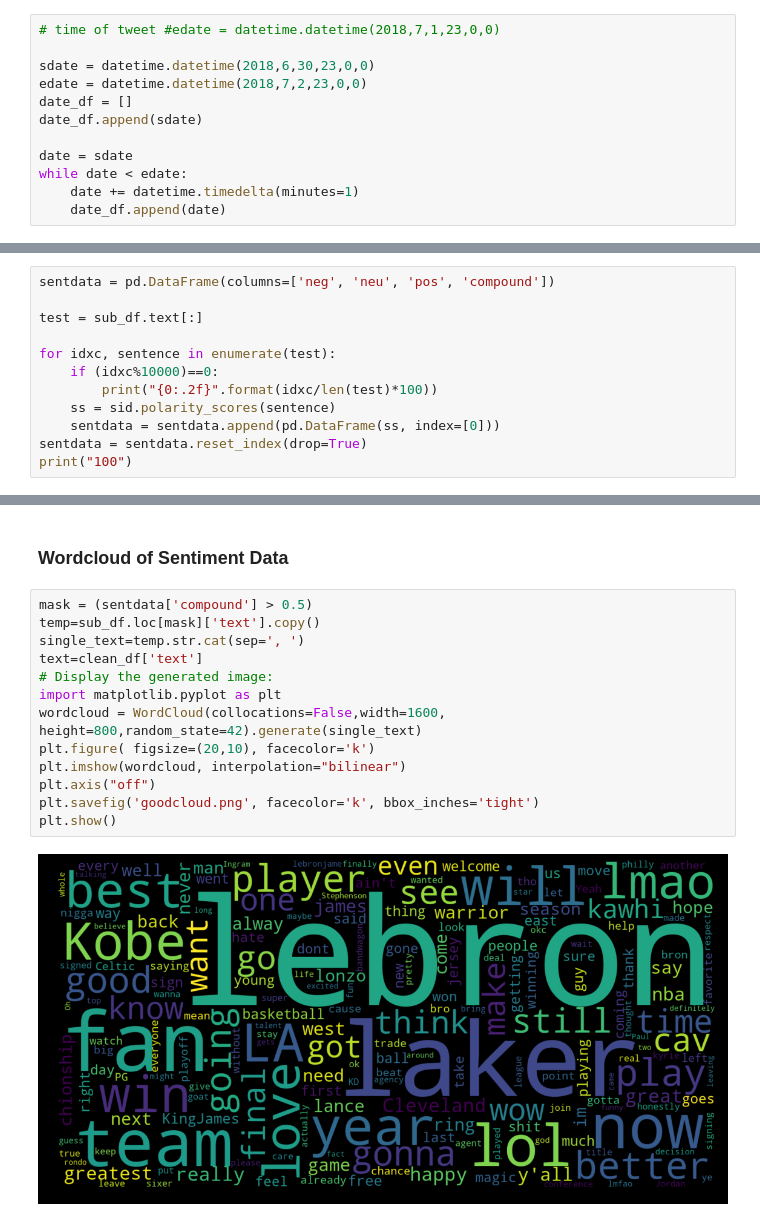
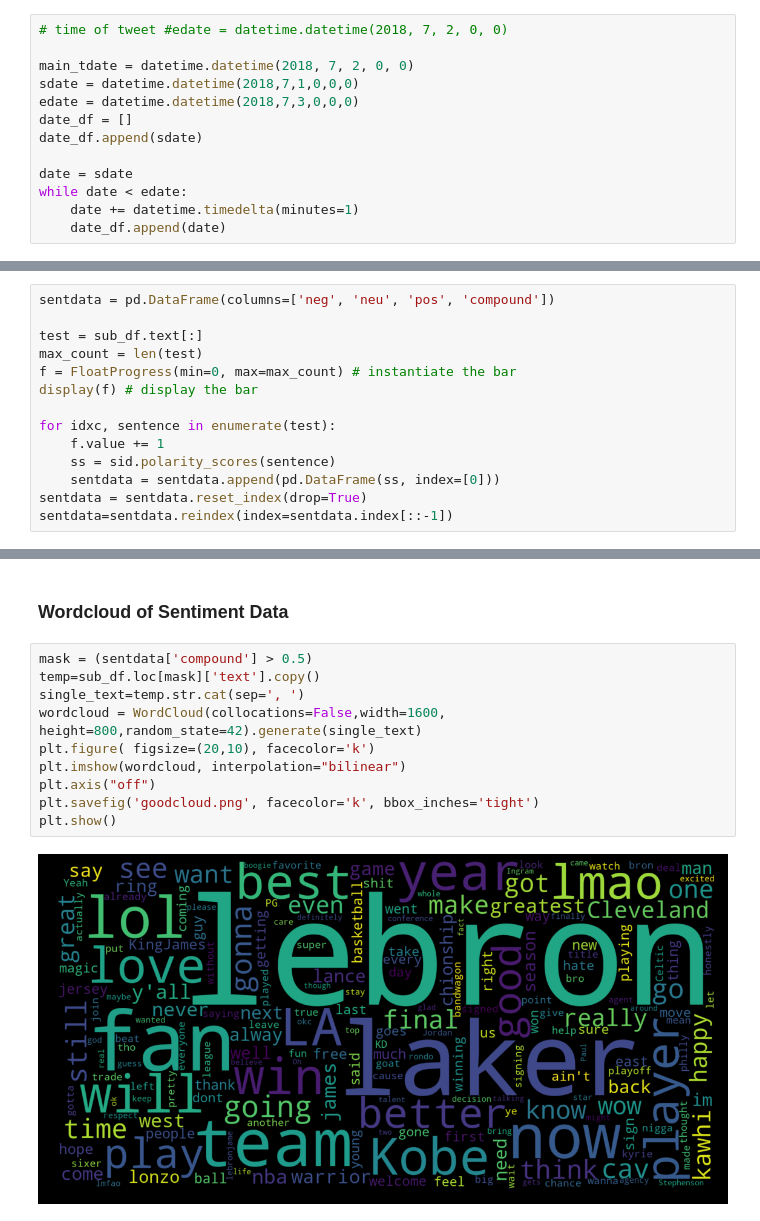
Before and after one commit to lrbachtiar/past_projects, a Jupyter notebook: lebron_decision/Twitter_data.ipynb, the cells around one changed output, grey strips where cells are left out. Cells and saved outputs as stored; diff of their text form.

```diff
--- a/lebron_decision/Twitter_data.ipynb
+++ b/lebron_decision/Twitter_data.ipynb
@@ -55,10 +70,11 @@ clean_df = clean_df.reset_index(drop=True)
 # %% [markdown]
 ### Date Time Period
 # %%
-# time of tweet #edate = datetime.datetime(2018,7,1,23,0,0)
+# time of tweet #edate = datetime.datetime(2018, 7, 2, 0, 0)
 
-sdate = datetime.datetime(2018,6,30,23,0,0)
-edate = datetime.datetime(2018,7,2,23,0,0)
+main_tdate = datetime.datetime(2018, 7, 2, 0, 0)
+sdate = datetime.datetime(2018,7,1,0,0,0)
+edate = datetime.datetime(2018,7,3,0,0,0)
 date_df = []
 date_df.append(sdate)
 
@@ -143,11 +151,13 @@ sub_df = sub_df.reset_index(drop=True)
 sentdata = pd.DataFrame(columns=['neg', 'neu', 'pos', 'compound'])
 
 test = sub_df.text[:]
+max_count = len(test)
+f = FloatProgress(min=0, max=max_count) # instantiate the bar
+display(f) # display the bar
 
 for idxc, sentence in enumerate(test):
-    if (idxc%10000)==0:
-        print("{0:.2f}".format(idxc/len(test)*100))
+    f.value += 1
     ss = sid.polarity_scores(sentence)
     sentdata = sentdata.append(pd.DataFrame(ss, index=[0]))
 sentdata = sentdata.reset_index(drop=True)
-print("100")
+sentdata=sentdata.reindex(index=sentdata.index[::-1])
@@ -228,18 +289,15 @@ plt.show()
 # %%
 mask = (sentdata['compound'] > 0.5)
 temp=sub_df.loc[mask]['text'].copy()
 single_text=temp.str.cat(sep=', ')
-text=clean_df['text']
-# Display the generated image:
-import matplotlib.pyplot as plt
 wordcloud = WordCloud(collocations=False,width=1600, height=800,random_state=42).generate(single_text)
 plt.figure( figsize=(20,10), facecolor='k')
 plt.imshow(wordcloud, interpolation="bilinear")
 plt.axis("off")
 plt.savefig('goodcloud.png', facecolor='k', bbox_inches='tight')
 plt.show()
 # %% [output]
-[figure, old version]
+[figure, new version]
 # %%
 mask = (sentdata['compound'] < -0.5)
 temp=sub_df.loc[mask]['text'].copy()
```
Also changed, not shown: parts of 20 cells of this notebook.
